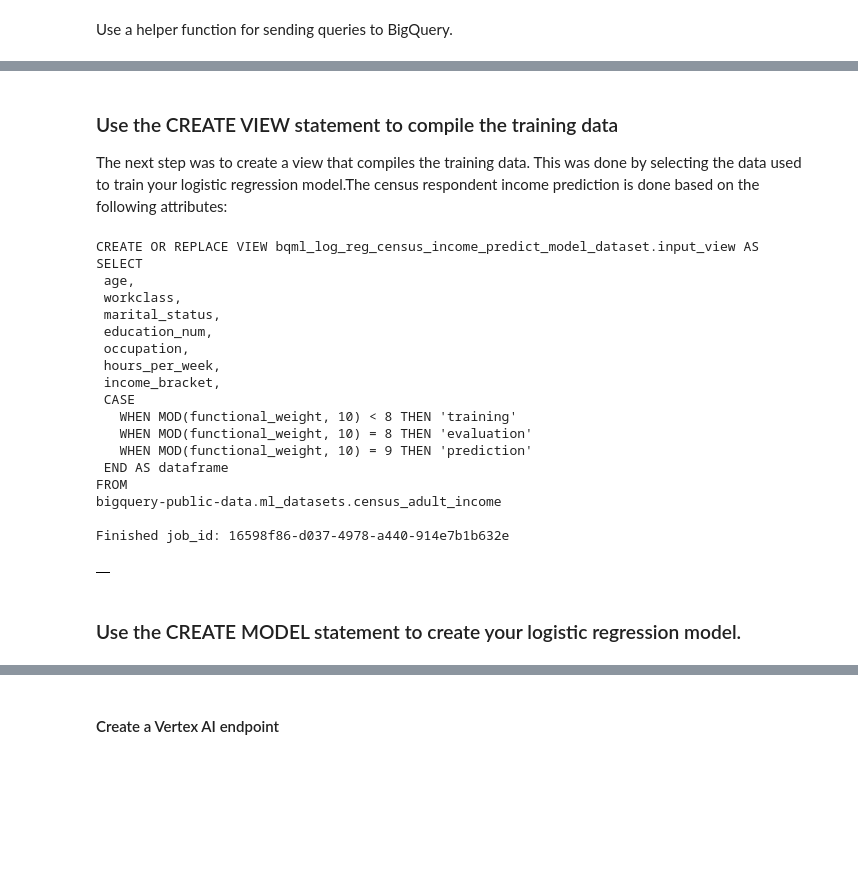
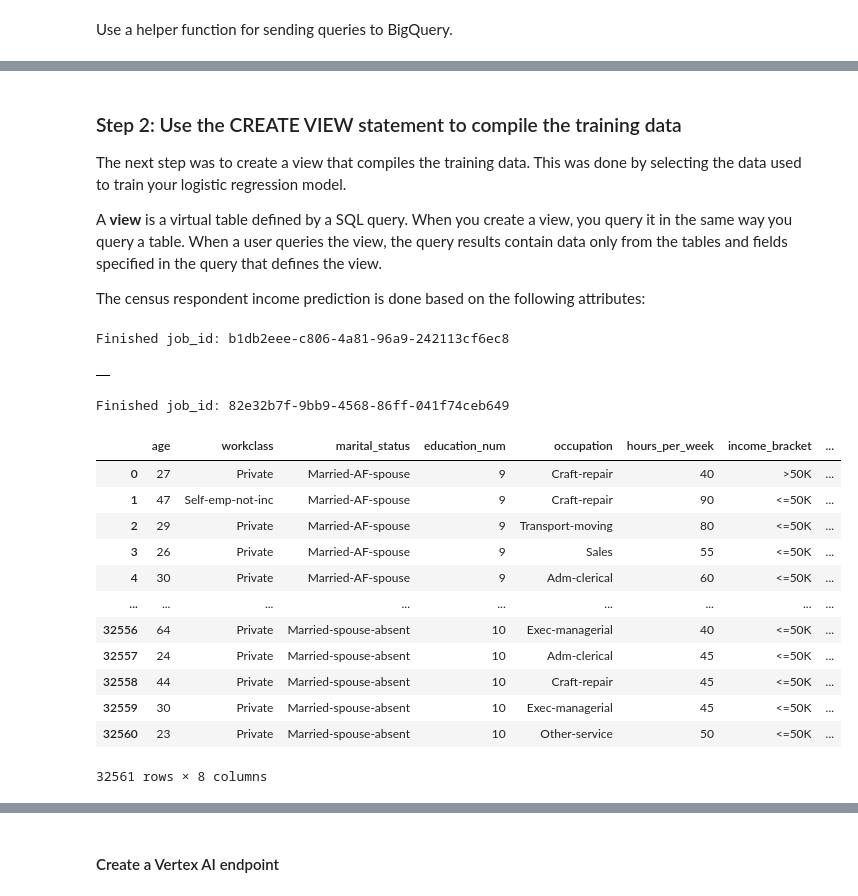
Before and after one commit to paulycloud/ml_portfolio, a Jupyter notebook: 02_BigQuery_ML/02_census_logistic_reg/index.ipynb, the cells around one changed output, grey strips where cells are left out. Drawn from its saved outputs; the diff is of its cells as text; code cells hidden in the pictures; blank space fills up the shorter version.

```diff
--- a/02_BigQuery_ML/02_census_logistic_reg/index.ipynb
+++ b/02_BigQuery_ML/02_census_logistic_reg/index.ipynb
@@ -258,11 +367,16 @@ Finished job_id: b69ba246-a320-40da-be26-05a42a1cb877
 # %% [markdown]
-### Use the CREATE VIEW statement to compile the training data
+### Step 2: Use the CREATE VIEW statement to compile the training data
 
-The next step was to create a view that compiles the training data. This was done by selecting the data used to train your logistic regression model.The census respondent income prediction is done based on the following attributes:
+The next step was to create a view that compiles the training data. This was done by selecting the data used to train your logistic regression model.
+
+A **view** is a virtual table defined by a SQL query. When you create a view, you query it in the same way you query a table. When a user queries the view, the query results contain data only from the tables and fields specified in the query that defines the view.
+
+The census respondent income prediction is done based on the following attributes:
 # %%
+# Create the dataset view if it doesn't exist
 
-sql_create_view_bqml = f"""
-CREATE OR REPLACE VIEW {BQ_DATASET_NAME}.input_view AS
+sql_create_dataset_view_bqml = f"""
+CREATE VIEW IF NOT EXISTS {BQ_DATASET_NAME}.input_view AS
 SELECT
  age,
  workclass,
@@ -280,29 +394,31 @@ FROM
 {BQ_PUBLIC_DATASET}
 """
 
-print(sql_create_view_bqml)
-
-run_bq_query(sql_create_view_bqml)
+run_bq_query(sql_create_dataset_view_bqml)
 # %% [output]
-CREATE OR REPLACE VIEW bqml_log_reg_census_income_predict_model_dataset.input_view AS
-SELECT
- age,
- workclass,
- marital_status,
- education_num,
- occupation,
- hours_per_week,
- income_bracket,
- CASE
-   WHEN MOD(functional_weight, 10) < 8 THEN 'training'
-   WHEN MOD(functional_weight, 10) = 8 THEN 'evaluation'
-   WHEN MOD(functional_weight, 10) = 9 THEN 'prediction'
- END AS dataframe
-FROM
-bigquery-public-data.ml_datasets.census_adult_income
-
-Finished job_id: 16598f86-d037-4978-a440-914e7b1b632e
+Finished job_id: b1db2eee-c806-4a81-96a9-242113cf6ec8
 |  |
-# %% [markdown]
-### Use the CREATE MODEL statement to create your logistic regression model.
+# %%
+# We can examine the view data using the sql below
+sql_examine_view_data = f"""
+SELECT *
+FROM {BQ_DATASET_NAME}.input_view;
+"""
+
+run_bq_query(sql_examine_view_data)
+# %% [output]
+Finished job_id: 82e32b7f-9bb9-4568-86ff-041f74ceb649
+|  | age | workclass | marital_status | education_num | occupation | hours_per_week | income_bracket | ... |
+| 0 | 27 | Private | Married-AF-spouse | 9 | Craft-repair | 40 | >50K | ... |
+| 1 | 47 | Self-emp-not-inc | Married-AF-spouse | 9 | Craft-repair | 90 | <=50K | ... |
+| 2 | 29 | Private | Married-AF-spouse | 9 | Transport-moving | 80 | <=50K | ... |
+| 3 | 26 | Private | Married-AF-spouse | 9 | Sales | 55 | <=50K | ... |
+| 4 | 30 | Private | Married-AF-spouse | 9 | Adm-clerical | 60 | <=50K | ... |
+| ... | ... | ... | ... | ... | ... | ... | ... | ... |
+| 32556 | 64 | Private | Married-spouse-absent | 10 | Exec-managerial | 40 | <=50K | ... |
+| 32557 | 24 | Private | Married-spouse-absent | 10 | Adm-clerical | 45 | <=50K | ... |
+| 32558 | 44 | Private | Married-spouse-absent | 10 | Craft-repair | 45 | <=50K | ... |
+| 32559 | 30 | Private | Married-spouse-absent | 10 | Exec-managerial | 45 | <=50K | ... |
+| 32560 | 23 | Private | Married-spouse-absent | 10 | Other-service | 50 | <=50K | ... |
+32561 rows × 8 columns
 # %% [markdown]
```
Also changed, not shown: parts of 60 cells of this notebook.
